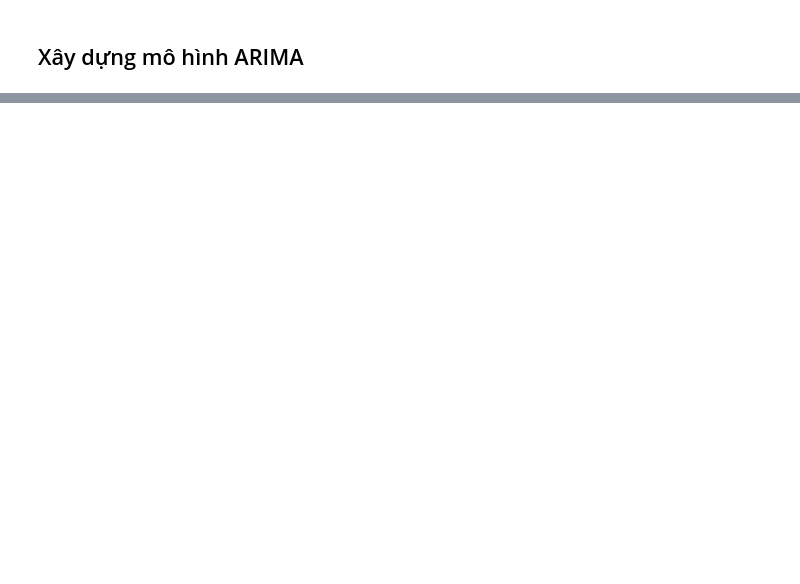
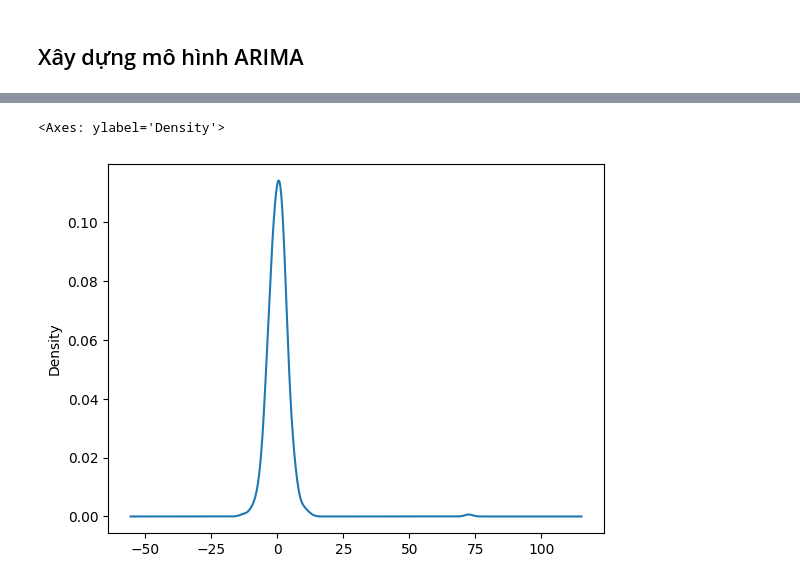
Before and after one commit to NHN-Rex/TDMU_2024-2025, a Jupyter notebook: HK2_LAB_Phan-tich-du-lieu-chuoi-thoi-gian-va-ung-dung/Lab1/code.ipynb, the cells around one changed output, grey strips where cells are left out. Saved outputs shown, nothing was run; the diff lists cells and outputs as text; code cells hidden in the pictures; blank space fills up the shorter version.

```diff
--- a/HK2_LAB_Phan-tich-du-lieu-chuoi-thoi-gian-va-ung-dung/Lab1/code.ipynb
+++ b/HK2_LAB_Phan-tich-du-lieu-chuoi-thoi-gian-va-ung-dung/Lab1/code.ipynb
@@ -172,0 +187,5 @@ Warnings:
+# %%
+results.resid.plot(kind='kde')
+# %% [output]
+<Axes: ylabel='Density'>
+[figure, added]
```
Also changed, not shown: parts of 12 cells of this notebook, 3 other files.
